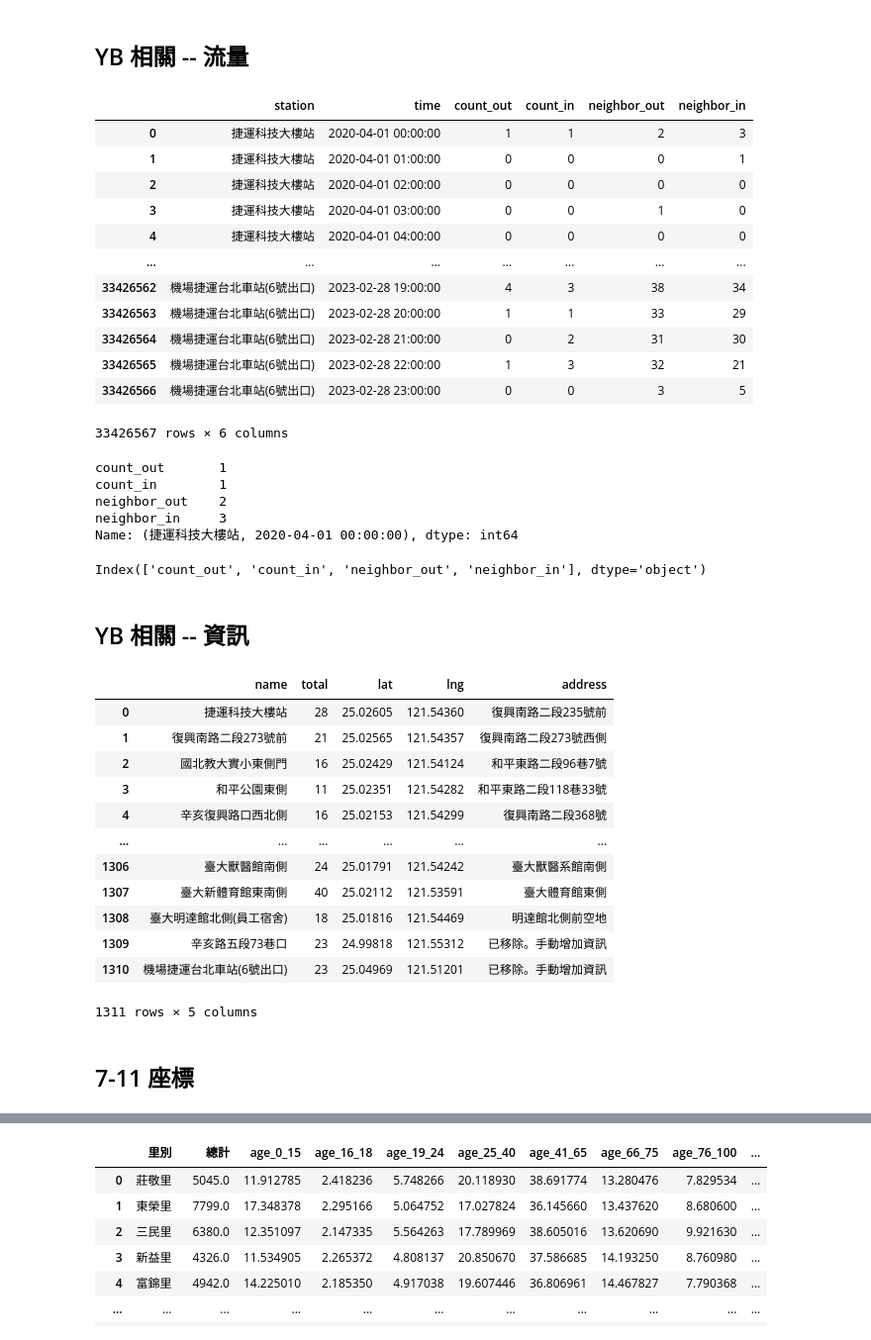
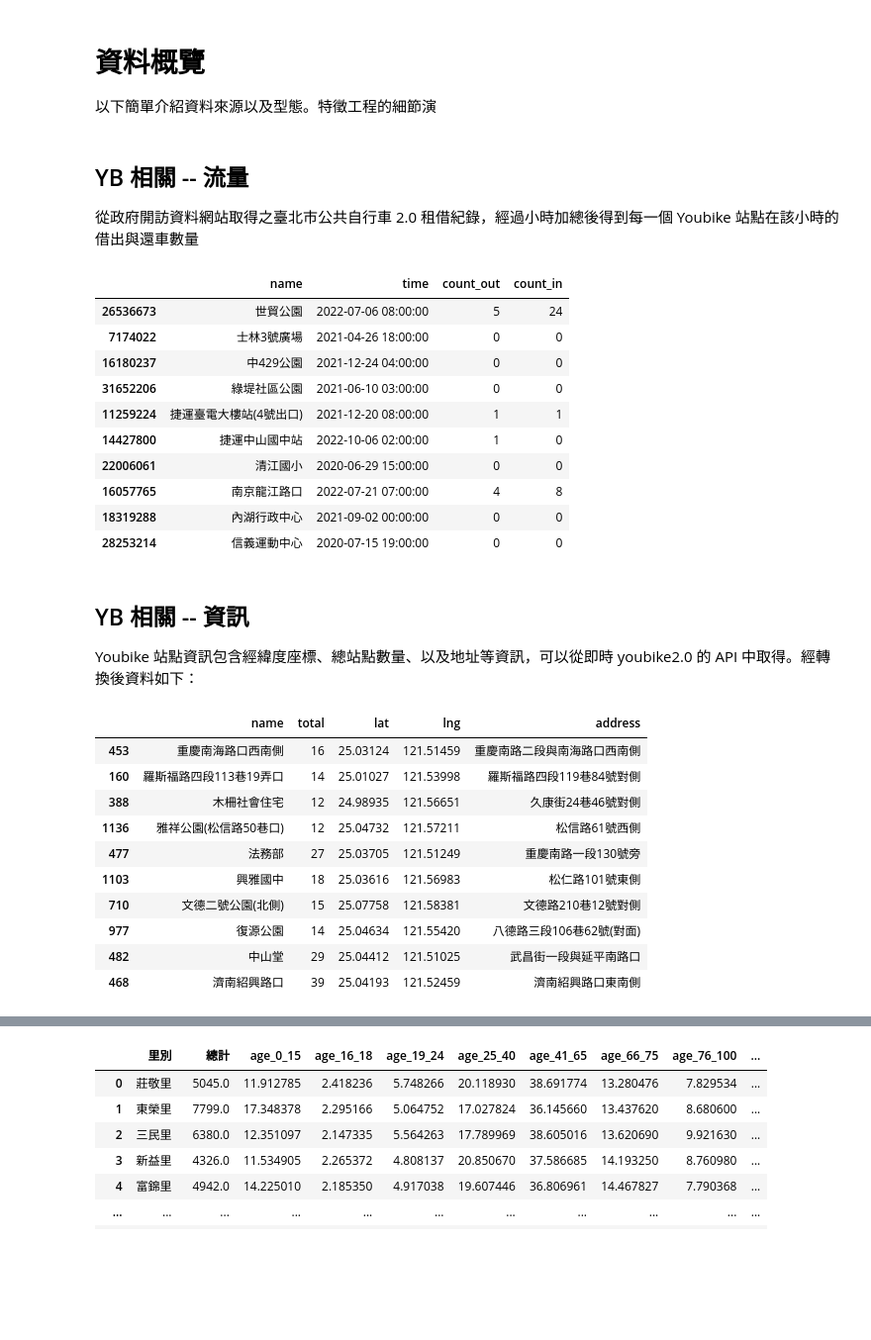
Before and after one commit to teddy21019/YoubikeUsagePrediction, a Jupyter notebook: project/data_view.ipynb, the cells around one changed output, grey strips where cells are left out. Shown at 99% size. Cells and saved outputs as stored; diff of their text form; code cells hidden in the pictures; blank space fills up the shorter version.

```diff
--- a/project/data_view.ipynb
+++ b/project/data_view.ipynb
@@ -3,2 +28,6 @@
+# %% [markdown]
+# 資料概覽
+
+以下簡單介紹資料來源以及型態。特徵工程的細節演
 # %%
 import pandas as pd
@@ -5,19 +35,19 @@ import pandas as pd
 # %% [markdown]
 ## YB 相關 -- 流量
+
+從政府開訪資料網站取得之臺北市公共自行車 2.0 租借紀錄，經過小時加總後得到每一個 Youbike 站點在該小時的借出與還車數量
 # %%
-yb_flow = pd.read_parquet("DATA/Youbike/youbike_flow_data_network.pq")
-yb_flow
+yb_flow = pd.read_parquet("DATA/Youbike/youbike_flow_data_network.pq", engine='pyarrow').convert_dtypes(dtype_backend="pyarrow")[['name','time', 'count_out', 'count_in']]
+yb_flow.sample(n=10)
 # %% [output]
-|  | station | time | count_out | count_in | neighbor_out | neighbor_in |
-| 0 | 捷運科技大樓站 | 2020-04-01 00:00:00 | 1 | 1 | 2 | 3 |
-| 1 | 捷運科技大樓站 | 2020-04-01 01:00:00 | 0 | 0 | 0 | 1 |
-| 2 | 捷運科技大樓站 | 2020-04-01 02:00:00 | 0 | 0 | 0 | 0 |
-| 3 | 捷運科技大樓站 | 2020-04-01 03:00:00 | 0 | 0 | 1 | 0 |
-| 4 | 捷運科技大樓站 | 2020-04-01 04:00:00 | 0 | 0 | 0 | 0 |
-| ... | ... | ... | ... | ... | ... | ... |
-| 33426562 | 機場捷運台北車站(6號出口) | 2023-02-28 19:00:00 | 4 | 3 | 38 | 34 |
-| 33426563 | 機場捷運台北車站(6號出口) | 2023-02-28 20:00:00 | 1 | 1 | 33 | 29 |
-| 33426564 | 機場捷運台北車站(6號出口) | 2023-02-28 21:00:00 | 0 | 2 | 31 | 30 |
-| 33426565 | 機場捷運台北車站(6號出口) | 2023-02-28 22:00:00 | 1 | 3 | 32 | 21 |
-| 33426566 | 機場捷運台北車站(6號出口) | 2023-02-28 23:00:00 | 0 | 0 | 3 | 5 |
+|  | name | time | count_out | count_in |
+| 26536673 | 世貿公園 | 2022-07-06 08:00:00 | 5 | 24 |
+| 7174022 | 士林3號廣場 | 2021-04-26 18:00:00 | 0 | 0 |
+| 16180237 | 中429公園 | 2021-12-24 04:00:00 | 0 | 0 |
+| 31652206 | 綠堤社區公園 | 2021-06-10 03:00:00 | 0 | 0 |
+| 11259224 | 捷運臺電大樓站(4號出口) | 2021-12-20 08:00:00 | 1 | 1 |
+| 14427800 | 捷運中山國中站 | 2022-10-06 02:00:00 | 1 | 0 |
+| 22006061 | 清江國小 | 2020-06-29 15:00:00 | 0 | 0 |
+| 16057765 | 南京龍江路口 | 2022-07-21 07:00:00 | 4 | 8 |
+| 18319288 | 內湖行政中心 | 2021-09-02 00:00:00 | 0 | 0 |
+| 28253214 | 信義運動中心 | 2020-07-15 19:00:00 | 0 | 0 |
-33426567 rows × 6 columns
@@ -26,33 +54,19 @@ reindex_yb_flow = yb_flow.set_index(['station', 'time'])
-# %%
-reindex_yb_flow.loc[('捷運科技大樓站','2020-04-01 00:00:00'),]
-# %% [output]
-count_out       1
-count_in        1
-neighbor_out    2
-neighbor_in     3
-Name: (捷運科技大樓站, 2020-04-01 00:00:00), dtype: int64
-# %%
-reindex_yb_flow.columns
-# %% [output]
-Index(['count_out', 'count_in', 'neighbor_out', 'neighbor_in'], dtype='object')
-# %% [markdown]
-## YB 相關 -- 資訊
+# %% [markdown]
+## YB 相關 -- 資訊
+
+Youbike 站點資訊包含經緯度座標、總站點數量、以及地址等資訊，可以從即時 youbike2.0 的 API 中取得。經轉換後資料如下：
 # %%
-yb_info = pd.read_parquet("DATA/Youbike/yb_info.pq")
-yb_info
+yb_info = pd.read_parquet("DATA/Youbike/yb_info.pq").convert_dtypes(dtype_backend='pyarrow')
+yb_info.sample(n=10)
 # %% [output]
 |  | name | total | lat | lng | address |
-| 0 | 捷運科技大樓站 | 28 | 25.02605 | 121.54360 | 復興南路二段235號前 |
-| 1 | 復興南路二段273號前 | 21 | 25.02565 | 121.54357 | 復興南路二段273號西側 |
-| 2 | 國北教大實小東側門 | 16 | 25.02429 | 121.54124 | 和平東路二段96巷7號 |
-| 3 | 和平公園東側 | 11 | 25.02351 | 121.54282 | 和平東路二段118巷33號 |
-| 4 | 辛亥復興路口西北側 | 16 | 25.02153 | 121.54299 | 復興南路二段368號 |
-| ... | ... | ... | ... | ... | ... |
-| 1306 | 臺大獸醫館南側 | 24 | 25.01791 | 121.54242 | 臺大獸醫系館南側 |
-| 1307 | 臺大新體育館東南側 | 40 | 25.02112 | 121.53591 | 臺大體育館東側 |
-| 1308 | 臺大明達館北側(員工宿舍) | 18 | 25.01816 | 121.54469 | 明達館北側前空地 |
-| 1309 | 辛亥路五段73巷口 | 23 | 24.99818 | 121.55312 | 已移除。手動增加資訊 |
-| 1310 | 機場捷運台北車站(6號出口) | 23 | 25.04969 | 121.51201 | 已移除。手動增加資訊 |
+| 453 | 重慶南海路口西南側 | 16 | 25.03124 | 121.51459 | 重慶南路二段與南海路口西南側 |
+| 160 | 羅斯福路四段113巷19弄口 | 14 | 25.01027 | 121.53998 | 羅斯福路四段119巷84號對側 |
+| 388 | 木柵社會住宅 | 12 | 24.98935 | 121.56651 | 久康街24巷46號對側 |
+| 1136 | 雅祥公園(松信路50巷口) | 12 | 25.04732 | 121.57211 | 松信路61號西側 |
+| 477 | 法務部 | 27 | 25.03705 | 121.51249 | 重慶南路一段130號旁 |
+| 1103 | 興雅國中 | 18 | 25.03616 | 121.56983 | 松仁路101號東側 |
+| 710 | 文德二號公園(北側) | 15 | 25.07758 | 121.58381 | 文德路210巷12號對側 |
+| 977 | 復源公園 | 14 | 25.04634 | 121.55420 | 八德路三段106巷62號(對面) |
+| 482 | 中山堂 | 29 | 25.04412 | 121.51025 | 武昌街一段與延平南路口 |
+| 468 | 濟南紹興路口 | 39 | 25.04193 | 121.52459 | 濟南紹興路口東南側 |
-1311 rows × 5 columns
-# %% [markdown]
-## 7-11 座標
```
Also changed, not shown: parts of 30 cells of this notebook.
